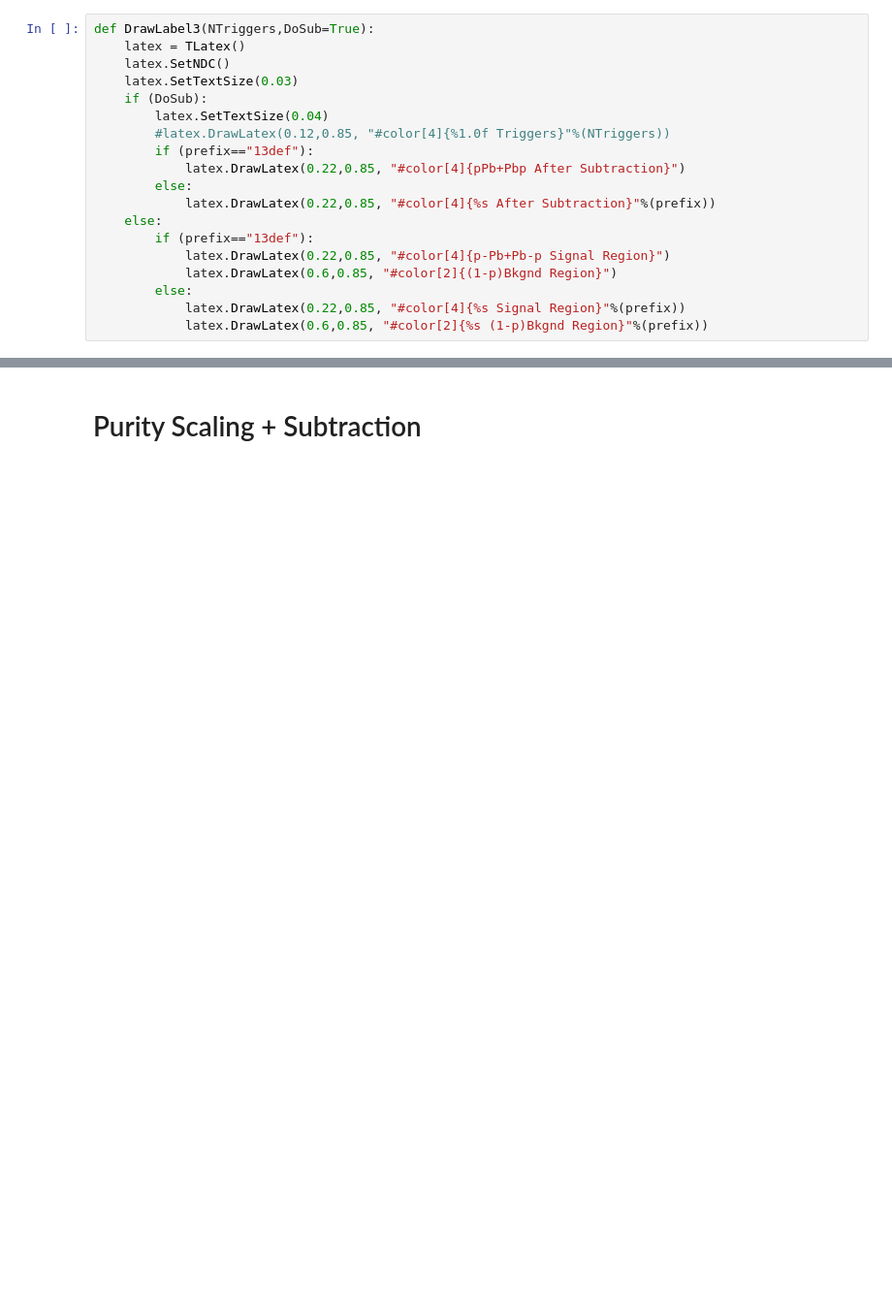
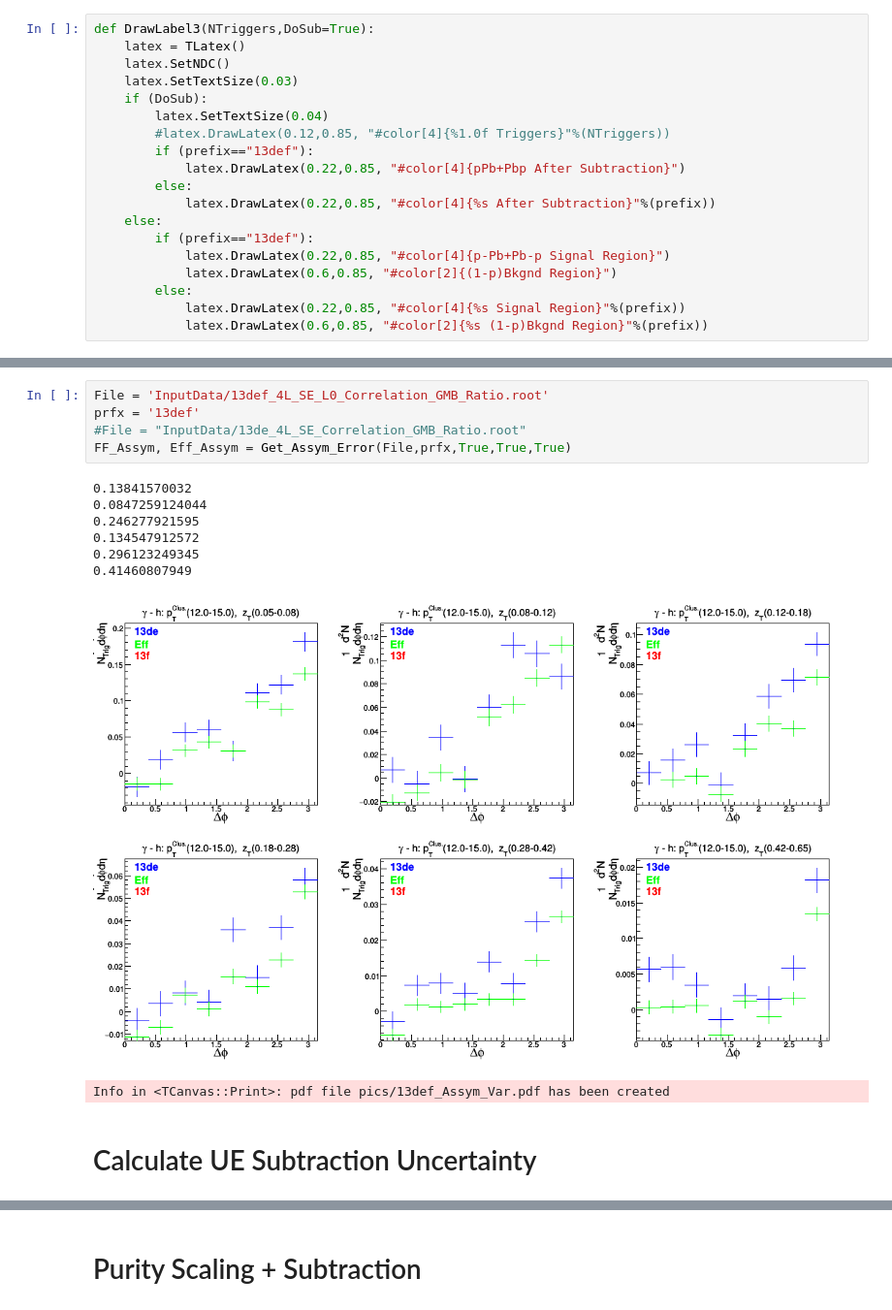
Before and after one commit to miguelignacio/CorrelationAnalysis, a Jupyter notebook: NtupleAnalysis/correlation.ipynb, the cells around one changed output, grey strips where cells are left out. Shown at 97% size. Cells and saved outputs as stored; diff of their text form; blank space fills up the shorter version.

```diff
--- a/NtupleAnalysis/correlation.ipynb
+++ b/NtupleAnalysis/correlation.ipynb
@@ -651,0 +1017,16 @@ def DrawLabel3(NTriggers,DoSub=True):
+# %%
+File = 'InputData/13def_4L_SE_L0_Correlation_GMB_Ratio.root'
+prfx = '13def'
+#File = "InputData/13de_4L_SE_Correlation_GMB_Ratio.root"
+FF_Assym, Eff_Assym = Get_Assym_Error(File,prfx,True,True,True)
+# %% [output]
+0.13841570032
+0.0847259124044
+0.246277921595
+0.134547912572
+0.296123249345
+0.41460807949
+[figure, added]
+Info in <TCanvas::Print>: pdf file pics/13def_Assym_Var.pdf has been created
+# %% [markdown]
+# Calculate UE Subtraction Uncertainty
```
Also changed, not shown: parts of 76 cells of this notebook, 5 other files.
